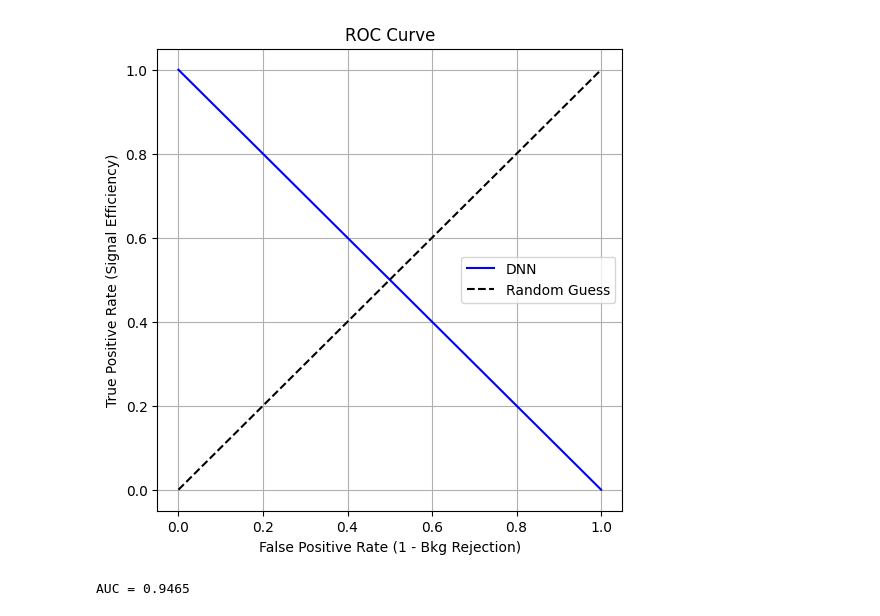
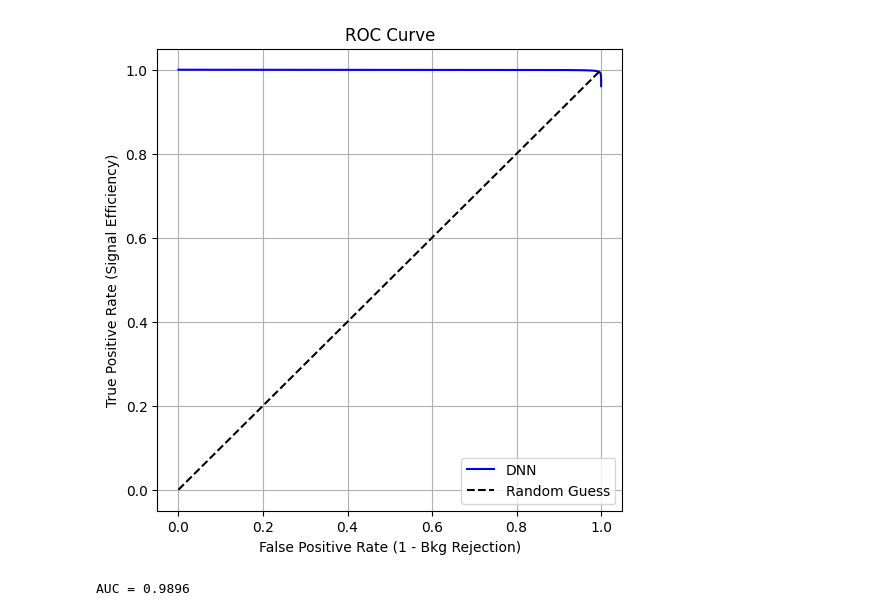
Before and after one commit to srkgphyoff/search_mag_monopoles, a Jupyter notebook: BDTmodelV2/plot_ROC.ipynb, the cells around one changed output. Saved outputs shown, nothing was run; the diff lists cells and outputs as text; code cells hidden in the pictures.

```diff
--- a/BDTmodelV2/plot_ROC.ipynb
+++ b/BDTmodelV2/plot_ROC.ipynb
@@ -4,7 +4,7 @@ import numpy as np
 import matplotlib.pyplot as plt
 
 # Open ROOT file and get histograms
-f = ROOT.TFile.Open("DNNcheck_analysis_full.root")
+f = ROOT.TFile.Open("BDTcheck_analysis_full.root")
 h_sig = f.Get("hSigTest")  # BDT output histogram for signal
 h_bkg = f.Get("hBkgTest")  # BDT output histogram for background
 
@@ -14,35 +14,35 @@ h_bkg.Scale(1.0 / h_bkg.Integral())
 
 # Arrays to store ROC points
 sig_eff = []
 bkg_eff = []
 
 n_bins = h_sig.GetNbinsX()
 
 # Loop over thresholds from left to right
 for i in range(1, n_bins + 1):
     # Threshold is the lower edge of bin i
     sig_int = h_sig.Integral(i, n_bins)
     bkg_int = h_bkg.Integral(i, n_bins)
     sig_eff.append(sig_int)
     bkg_eff.append(bkg_int)
 
 # Convert to numpy arrays
 sig_eff = np.array(sig_eff)
 bkg_eff = np.array(bkg_eff)
 
 # Plot ROC: TPR (sig_eff) vs FPR (1 - bkg_eff)
 plt.figure(figsize=(6, 6))
 plt.plot(1 - bkg_eff, sig_eff, label="DNN", color="blue")
 plt.plot([0, 1], [0, 1], 'k--', label="Random Guess")
 plt.xlabel("False Positive Rate (1 - Bkg Rejection)")
 plt.ylabel("True Positive Rate (Signal Efficiency)")
 plt.title("ROC Curve")
 plt.grid(True)
 plt.legend()
-#plt.savefig("roc_curve_DNN.png", dpi=300)
+plt.savefig("roc_curve_BDTcheck.png", dpi=300)
 plt.show()
 # %% [output]
-[figure, old version]
+[figure, new version]
 # %%
 from numpy import trapezoid
 
@@ -60,4 +60,4 @@ tpr = tpr[sorted_indices]
 auc = trapezoid(tpr, fpr)
 print(f"AUC = {auc:.4f}")
 # %% [output]
-AUC = 0.9465
+AUC = 0.9896
```
Also changed, not shown: 9 other files.
